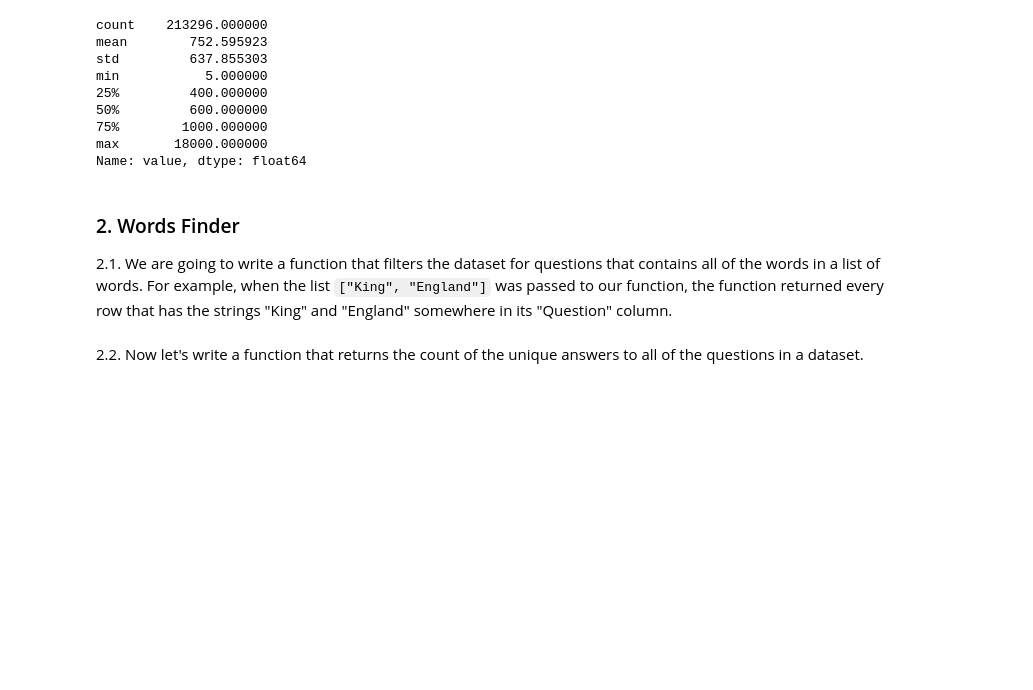
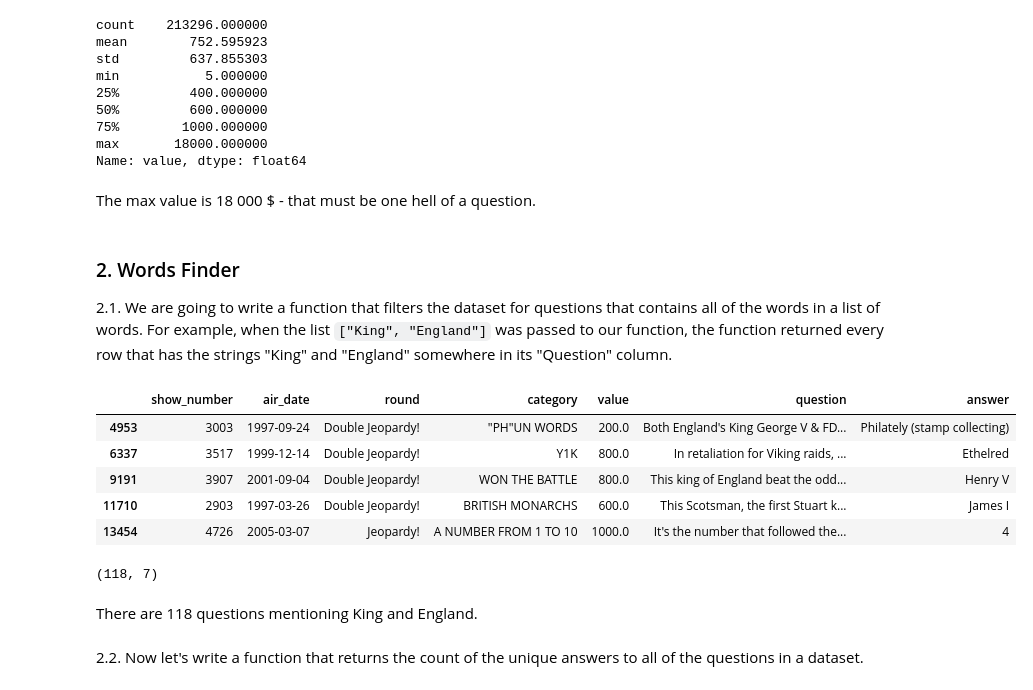
Before and after one commit to jadidaniel/jupyter-notebooks, a Jupyter notebook: jeopardy/jeopardy_project.ipynb, the cells around one changed output. Saved outputs shown, nothing was run; the diff lists cells and outputs as text; code cells hidden in the pictures; blank space fills up the shorter version.

```diff
--- a/jeopardy/jeopardy_project.ipynb
+++ b/jeopardy/jeopardy_project.ipynb
@@ -140,6 +141,8 @@ min           5.000000
 75%        1000.000000
 max       18000.000000
 Name: value, dtype: float64
+# %% [markdown]
+The max value is 18 000 $ - that must be one hell of a question.
 # %% [markdown]
 ### 2. Words Finder
 
@@ -147,12 +150,29 @@ Name: value, dtype: float64
 # %%
 def find_words(dataset, column, word_list):
     rows = column.apply(lambda x: True)
     for word in word_list:
         rows = rows & column.str.contains('\\b' + word + '\\b', case=False)
     return dataset[rows]
 
 word_list = ['England', 'King']
-questions = find_words(jeopardy, jeopardy.question, word_list)
+
+# Find questions mentioning King and England
+questions_king_eng = find_words(jeopardy, jeopardy.question, word_list)
+questions_king_eng.head(5)
+# %% [output]
+|  | show_number | air_date | round | category | value | question | answer |
+| 4953 | 3003 | 1997-09-24 | Double Jeopardy! | "PH"UN WORDS | 200.0 | Both England's King George V & FD... | Philately (stamp collecting) |
+| 6337 | 3517 | 1999-12-14 | Double Jeopardy! | Y1K | 800.0 | In retaliation for Viking raids, ... | Ethelred |
+| 9191 | 3907 | 2001-09-04 | Double Jeopardy! | WON THE BATTLE | 800.0 | This king of England beat the odd... | Henry V |
+| 11710 | 2903 | 1997-03-26 | Double Jeopardy! | BRITISH MONARCHS | 600.0 | This Scotsman, the first Stuart k... | James I |
+| 13454 | 4726 | 2005-03-07 | Jeopardy! | A NUMBER FROM 1 TO 10 | 1000.0 | It's the number that followed the... | 4 |
+# %%
+# Get number of rows and columns
+questions_king_eng.shape
+# %% [output]
+(118, 7)
+# %% [markdown]
+There are 118 questions mentioning King and England.
 # %% [markdown]
 2.2. Now let's write a function that returns the count of the unique answers to all of the questions in a dataset.
 # %%
```
Also changed, not shown: parts of 30 cells of this notebook.
